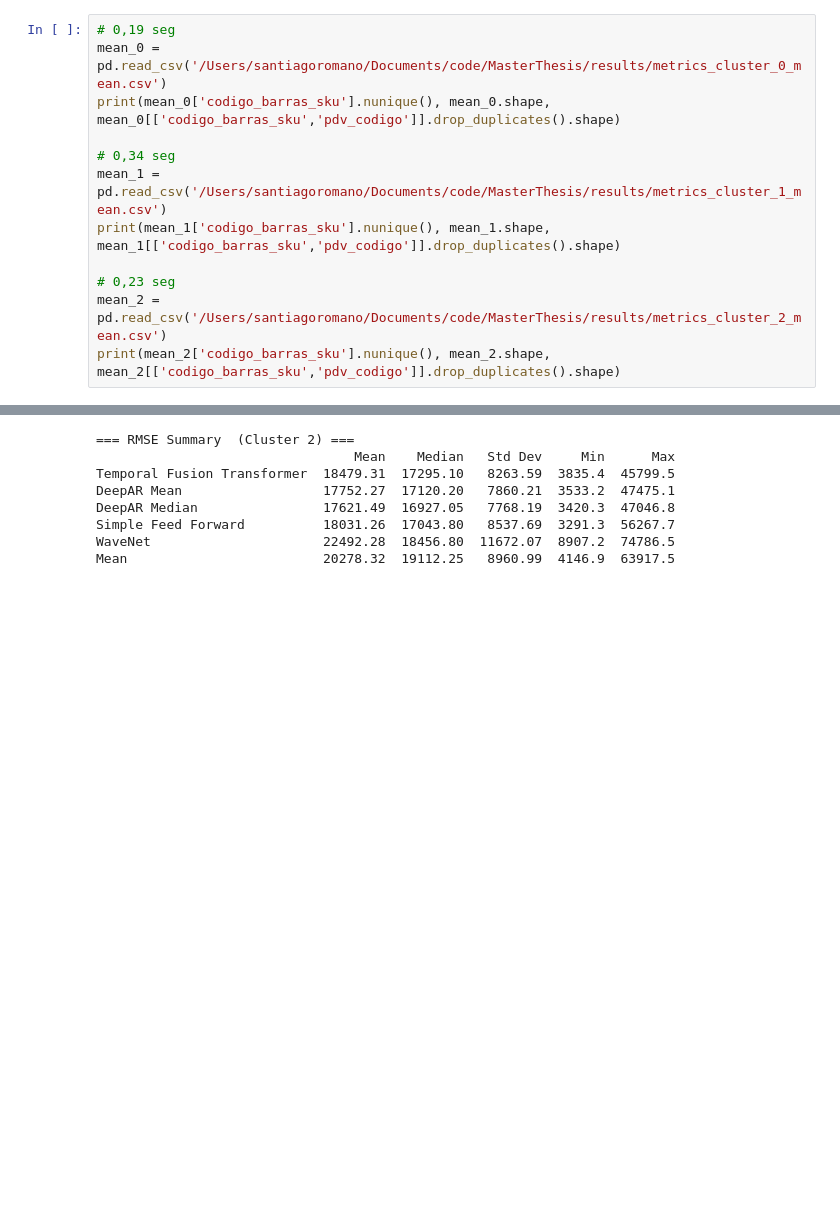
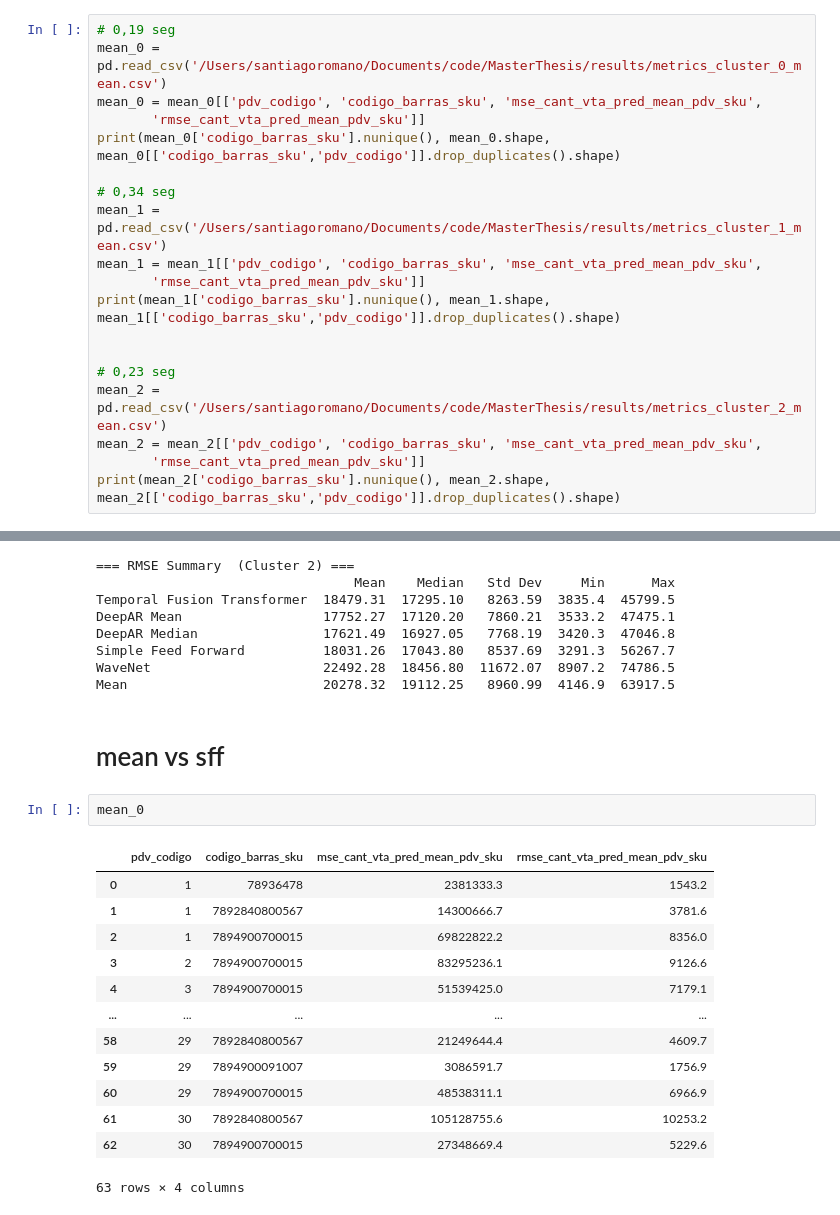
Before and after one commit to SantiagoRomanoOddone/MasterThesis, a Jupyter notebook: metrics/metric_evaluation.ipynb, the cells around one changed output, grey strips where cells are left out. Drawn from its saved outputs; the diff is of its cells as text; blank space fills up the shorter version.

```diff
--- a/metrics/metric_evaluation.ipynb
+++ b/metrics/metric_evaluation.ipynb
@@ -28,13 +39,20 @@ import numpy as np
 # %%
 # 0,19 seg
 mean_0 = pd.read_csv('/Users/santiagoromano/Documents/code/MasterThesis/results/metrics_cluster_0_mean.csv')
+mean_0 = mean_0[['pdv_codigo', 'codigo_barras_sku', 'mse_cant_vta_pred_mean_pdv_sku',
+       'rmse_cant_vta_pred_mean_pdv_sku']]
 print(mean_0['codigo_barras_sku'].nunique(), mean_0.shape, mean_0[['codigo_barras_sku','pdv_codigo']].drop_duplicates().shape)
 
 # 0,34 seg
 mean_1 = pd.read_csv('/Users/santiagoromano/Documents/code/MasterThesis/results/metrics_cluster_1_mean.csv')
+mean_1 = mean_1[['pdv_codigo', 'codigo_barras_sku', 'mse_cant_vta_pred_mean_pdv_sku',
+       'rmse_cant_vta_pred_mean_pdv_sku']]
 print(mean_1['codigo_barras_sku'].nunique(), mean_1.shape, mean_1[['codigo_barras_sku','pdv_codigo']].drop_duplicates().shape)
+
 
 # 0,23 seg
 mean_2 = pd.read_csv('/Users/santiagoromano/Documents/code/MasterThesis/results/metrics_cluster_2_mean.csv')
+mean_2 = mean_2[['pdv_codigo', 'codigo_barras_sku', 'mse_cant_vta_pred_mean_pdv_sku',
+       'rmse_cant_vta_pred_mean_pdv_sku']]
 print(mean_2['codigo_barras_sku'].nunique(), mean_2.shape, mean_2[['codigo_barras_sku','pdv_codigo']].drop_duplicates().shape)
 # %% [output]
@@ -320,3 +340,21 @@ DeepAR Median                17621.49  16927.05   7768.19  3420.3  47046.8
 Simple Feed Forward          18031.26  17043.80   8537.69  3291.3  56267.7
 WaveNet                      22492.28  18456.80  11672.07  8907.2  74786.5
 Mean                         20278.32  19112.25   8960.99  4146.9  63917.5
+# %% [markdown]
+# mean vs sff
+# %%
+mean_0
+# %% [output]
+|  | pdv_codigo | codigo_barras_sku | mse_cant_vta_pred_mean_pdv_sku | rmse_cant_vta_pred_mean_pdv_sku |
+| 0 | 1 | 78936478 | 2381333.3 | 1543.2 |
+| 1 | 1 | 7892840800567 | 14300666.7 | 3781.6 |
+| 2 | 1 | 7894900700015 | 69822822.2 | 8356.0 |
+| 3 | 2 | 7894900700015 | 83295236.1 | 9126.6 |
+| 4 | 3 | 7894900700015 | 51539425.0 | 7179.1 |
+| ... | ... | ... | ... | ... |
+| 58 | 29 | 7892840800567 | 21249644.4 | 4609.7 |
+| 59 | 29 | 7894900091007 | 3086591.7 | 1756.9 |
+| 60 | 29 | 7894900700015 | 48538311.1 | 6966.9 |
+| 61 | 30 | 7892840800567 | 105128755.6 | 10253.2 |
+| 62 | 30 | 7894900700015 | 27348669.4 | 5229.6 |
+63 rows × 4 columns
```
Also changed, not shown: parts of 31 cells of this notebook, 2 other files.
